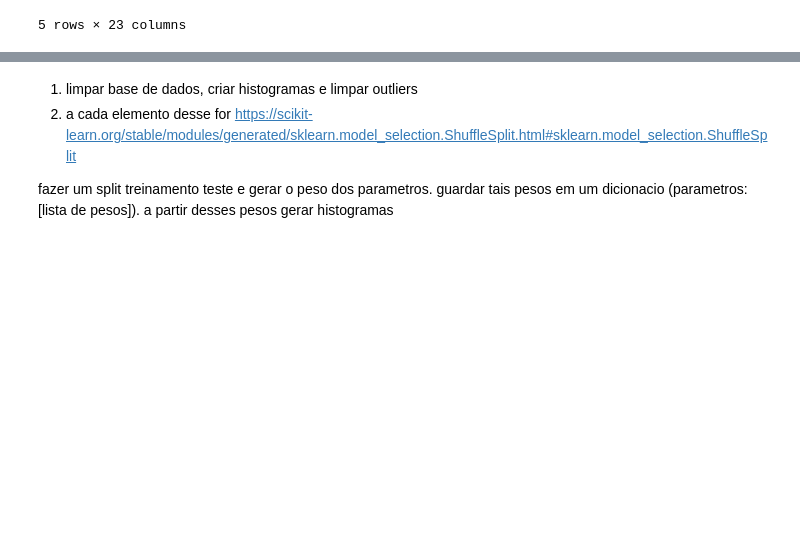
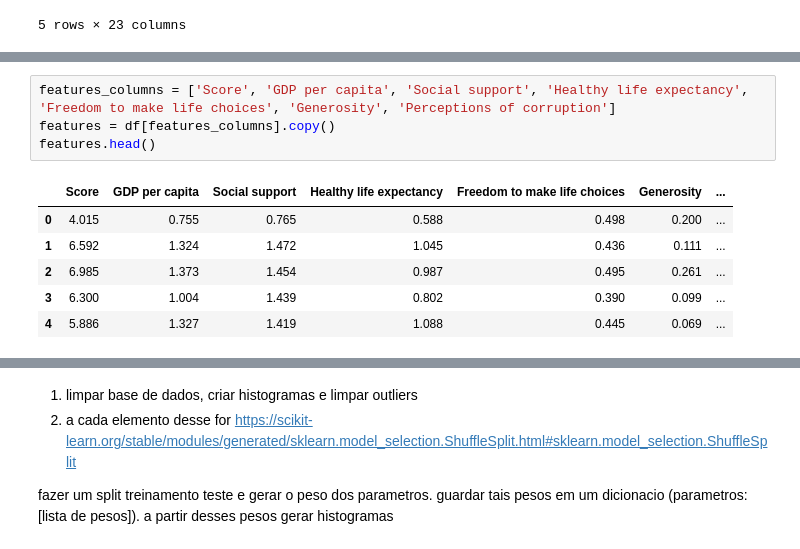
Before and after one commit to LuisFilipeMLoureiro/MachineLearning-CovidAnalysis, a Jupyter notebook: notebook/FinalProject.ipynb, the cells around one changed output, grey strips where cells are left out. Cells and saved outputs as stored; diff of their text form; blank space fills up the shorter version.

```diff
--- a/notebook/FinalProject.ipynb
+++ b/notebook/FinalProject.ipynb
@@ -68,0 +85,11 @@ df.shape
+# %%
+features_columns = ['Score', 'GDP per capita', 'Social support', 'Healthy life expectancy', 'Freedom to make life choices', 'Generosity', 'Perceptions of corruption']
+features = df[features_columns].copy()
+features.head()
+# %% [output]
+|  | Score | GDP per capita | Social support | Healthy life expectancy | Freedom to make life choices | Generosity | ... |
+| 0 | 4.015 | 0.755 | 0.765 | 0.588 | 0.498 | 0.200 | ... |
+| 1 | 6.592 | 1.324 | 1.472 | 1.045 | 0.436 | 0.111 | ... |
+| 2 | 6.985 | 1.373 | 1.454 | 0.987 | 0.495 | 0.261 | ... |
+| 3 | 6.300 | 1.004 | 1.439 | 0.802 | 0.390 | 0.099 | ... |
+| 4 | 5.886 | 1.327 | 1.419 | 1.088 | 0.445 | 0.069 | ... |
```
Also changed, not shown: parts of 9 cells of this notebook.
